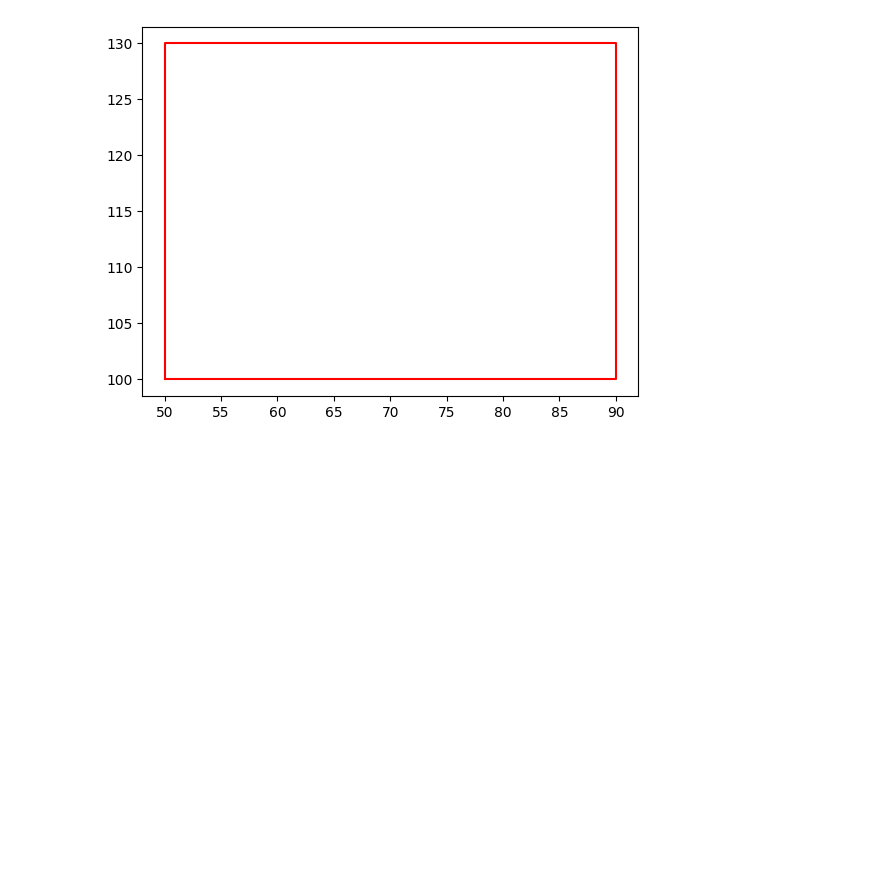
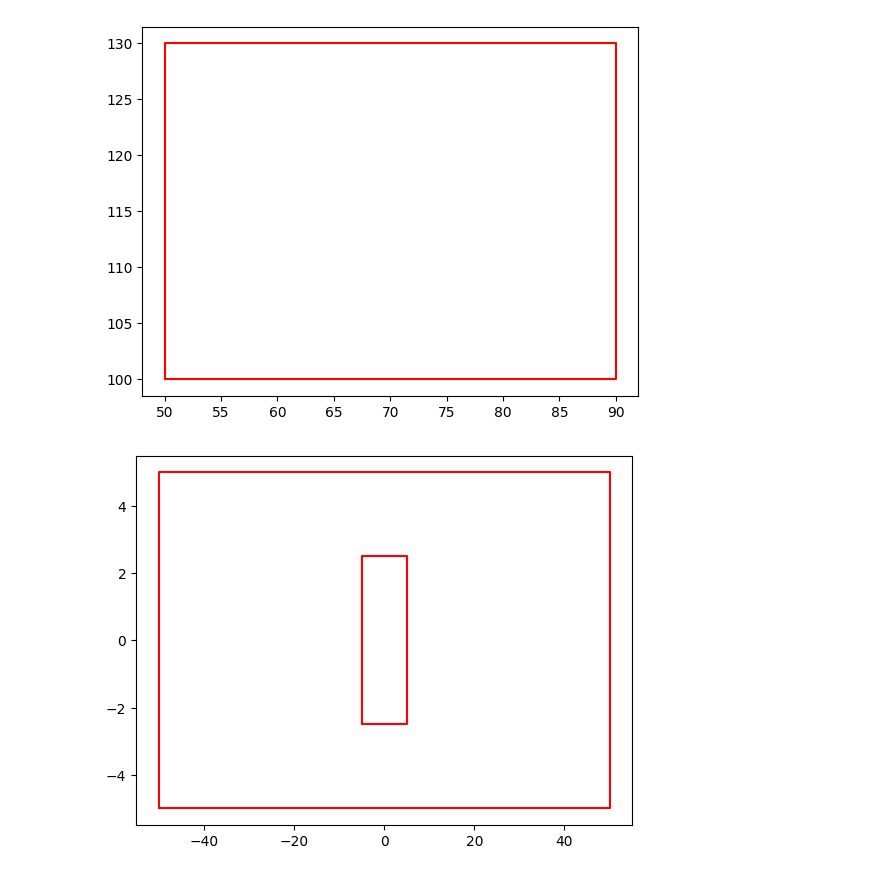
Before and after one commit to HakanAkerblom/Python-Hakan-Akerblom, a Jupyter notebook: Labs/Lab3.ipynb, the cells around one changed output. Saved outputs shown, nothing was run; the diff lists cells and outputs as text; code cells hidden in the pictures; blank space fills up the shorter version.

```diff
--- a/Labs/Lab3.ipynb
+++ b/Labs/Lab3.ipynb
@@ -112,3 +214,8 @@ plt.plot(xs, ys, color="red")
 # %% [output]
 [<matplotlib.lines.Line2D at 0x...>]
 [figure]
+# %%
+Rect(0, 0, 100, 10).plot()
+Rect(0, 0, 10, 5).plot()
+# %% [output]
+[figure, added]
```
Also changed, not shown: parts of 4 cells of this notebook, 3 other files.
